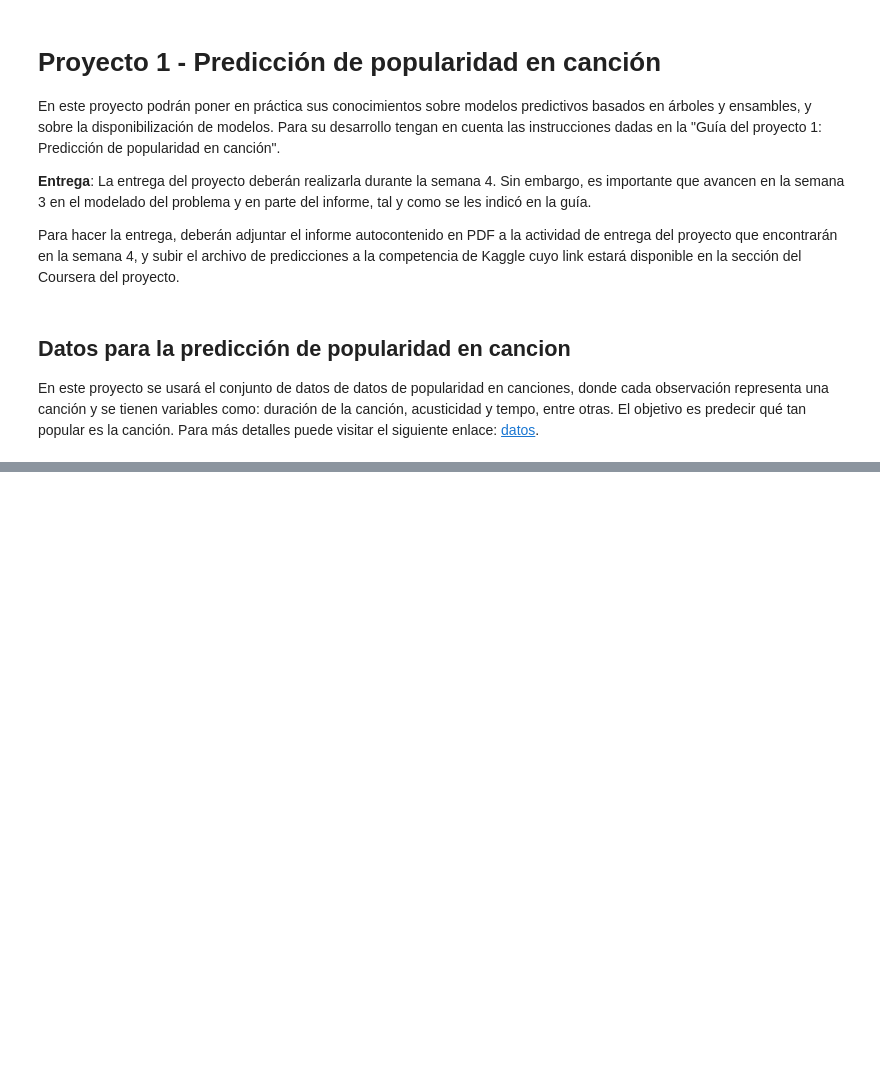
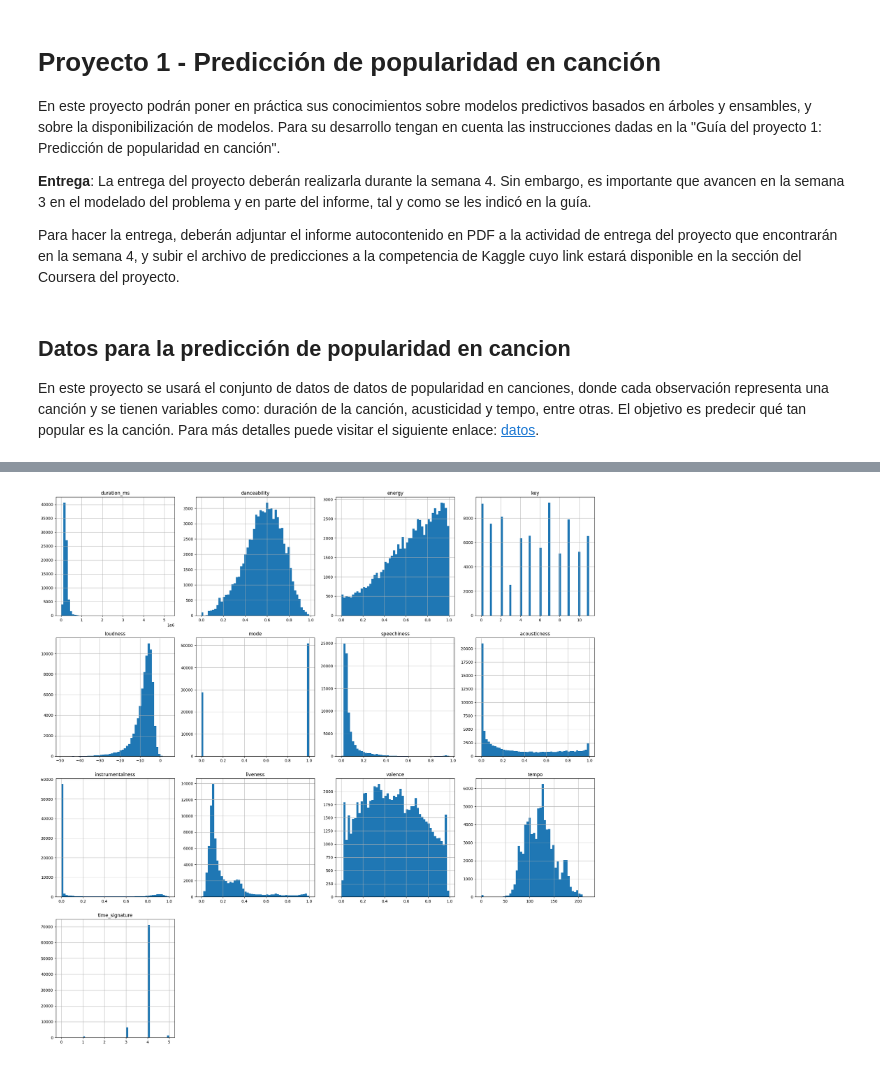
Before and after one commit to dianagar9527/Grupo_27_ML, a Jupyter notebook: Semana 3/S3P1_proyecto1_diana.ipynb, the cells around one changed output, grey strips where cells are left out. Drawn from its saved outputs; the diff is of its cells as text; code cells hidden in the pictures; blank space fills up the shorter version.

```diff
--- a/Semana 3/S3P1_proyecto1_diana.ipynb
+++ b/Semana 3/S3P1_proyecto1_diana.ipynb
@@ -39,0 +89,7 @@ y_pred = pd.DataFrame(np.random.rand(dataTesting.shape[0]) * 100, index=dataTest
+# %%
+def clean_col_names(df):
+    df.columns = [re.sub(r'[^A-Za-z0-9_]', '_', col) for col in df.columns]
+    return df
+
+dataTraining = clean_col_names(dataTraining)
+dataTesting = clean_col_names(dataTesting)
@@ -39,0 +201,7 @@ y_pred = pd.DataFrame(np.random.rand(dataTesting.shape[0]) * 100, index=dataTest
+# %%
+# Histogramas de frecuencias
+dataTraining.drop(columns=["popularity", "Unnamed__0"]).hist(figsize=(20,20), bins=50)
+plt.tight_layout()
+plt.show()
+# %% [output]
+[figure, added]
```
Also changed, not shown: parts of 44 cells of this notebook.
